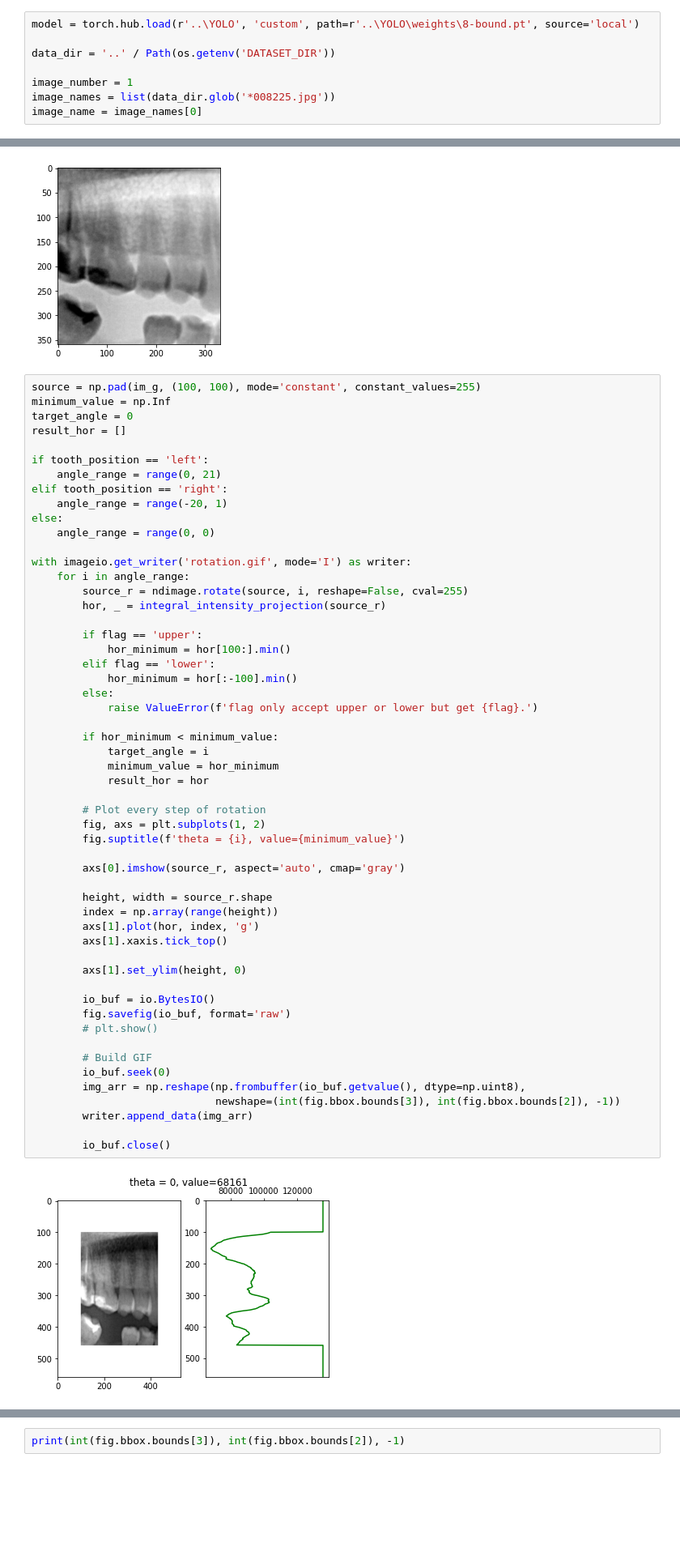
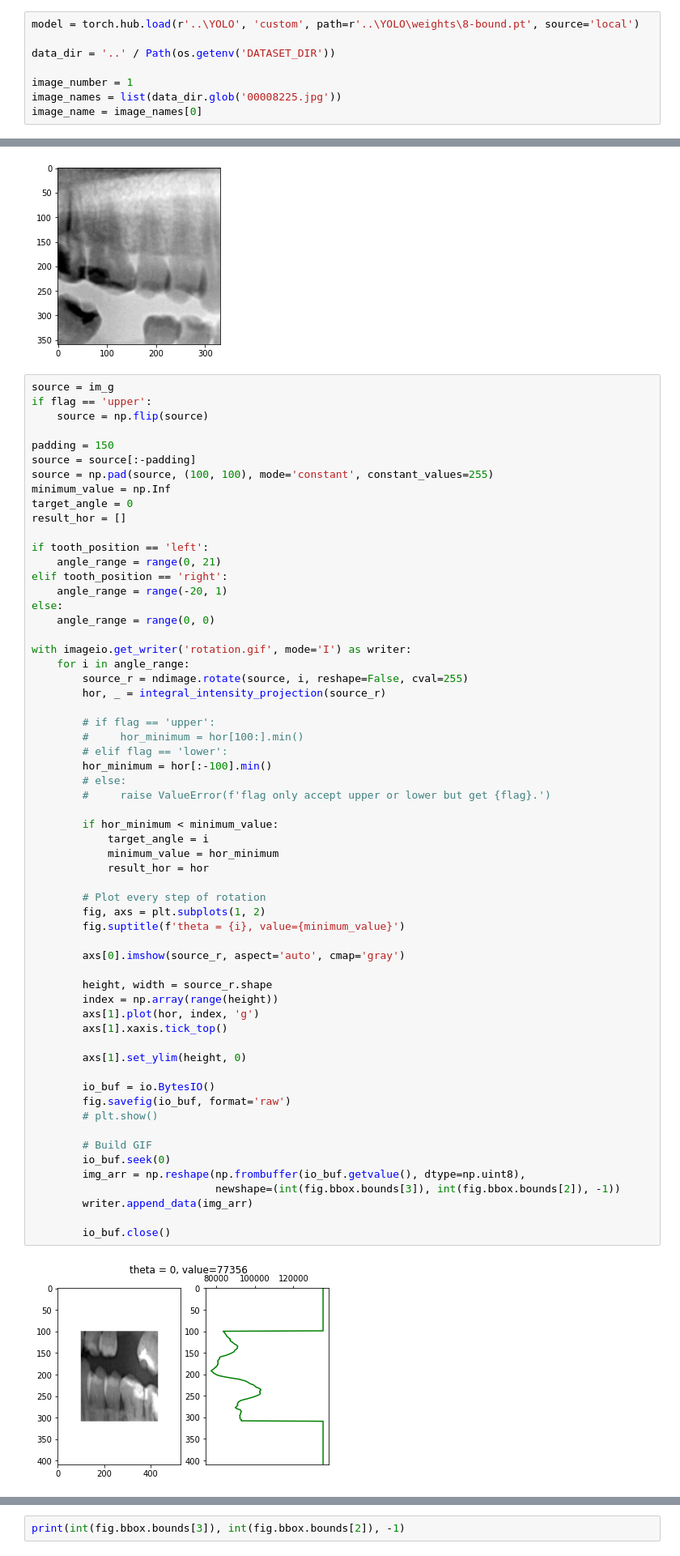
Before and after one commit to alan8365/dentist-CV, a Jupyter notebook: edge/get_rotation_angle_demo.ipynb, the cells around one changed output, grey strips where cells are left out. Shown at 81% size. Saved outputs shown, nothing was run; the diff lists cells and outputs as text; blank space fills up the shorter version.

```diff
--- a/edge/get_rotation_angle_demo.ipynb
+++ b/edge/get_rotation_angle_demo.ipynb
@@ -27,5 +27,5 @@ model = torch.hub.load(r'..\YOLO', 'custom', path=r'..\YOLO\weights\8-bound.pt',
 data_dir = '..' / Path(os.getenv('DATASET_DIR'))
 
 image_number = 1
-image_names = list(data_dir.glob('*008225.jpg'))
+image_names = list(data_dir.glob('00008225.jpg'))
 image_name = image_names[0]
@@ -43,7 +37,13 @@ plt.show()
 # %% [output]
 [figure]
 # %%
-source = np.pad(im_g, (100, 100), mode='constant', constant_values=255)
+source = im_g
+if flag == 'upper':
+    source = np.flip(source)
+
+padding = 150
+source = source[:-padding]
+source = np.pad(source, (100, 100), mode='constant', constant_values=255)
 minimum_value = np.Inf
 target_angle = 0
 result_hor = []
@@ -60,41 +60,41 @@ with imageio.get_writer('rotation.gif', mode='I') as writer:
         source_r = ndimage.rotate(source, i, reshape=False, cval=255)
         hor, _ = integral_intensity_projection(source_r)
 
-        if flag == 'upper':
-            hor_minimum = hor[100:].min()
-        elif flag == 'lower':
-            hor_minimum = hor[:-100].min()
-        else:
-            raise ValueError(f'flag only accept upper or lower but get {flag}.')
+        # if flag == 'upper':
+        #     hor_minimum = hor[100:].min()
+        # elif flag == 'lower':
+        hor_minimum = hor[:-100].min()
+        # else:
+        #     raise ValueError(f'flag only accept upper or lower but get {flag}.')
 
         if hor_minimum < minimum_value:
             target_angle = i
             minimum_value = hor_minimum
             result_hor = hor
 
         # Plot every step of rotation
         fig, axs = plt.subplots(1, 2)
         fig.suptitle(f'theta = {i}, value={minimum_value}')
 
         axs[0].imshow(source_r, aspect='auto', cmap='gray')
 
         height, width = source_r.shape
         index = np.array(range(height))
         axs[1].plot(hor, index, 'g')
         axs[1].xaxis.tick_top()
 
         axs[1].set_ylim(height, 0)
 
         io_buf = io.BytesIO()
         fig.savefig(io_buf, format='raw')
         # plt.show()
 
         # Build GIF
         io_buf.seek(0)
         img_arr = np.reshape(np.frombuffer(io_buf.getvalue(), dtype=np.uint8),
                              newshape=(int(fig.bbox.bounds[3]), int(fig.bbox.bounds[2]), -1))
         writer.append_data(img_arr)
 
         io_buf.close()
 # %% [output]
-[figure, old version]
+[figure, new version]
```
Also changed, not shown: parts of 4 cells of this notebook, 11 other files.
